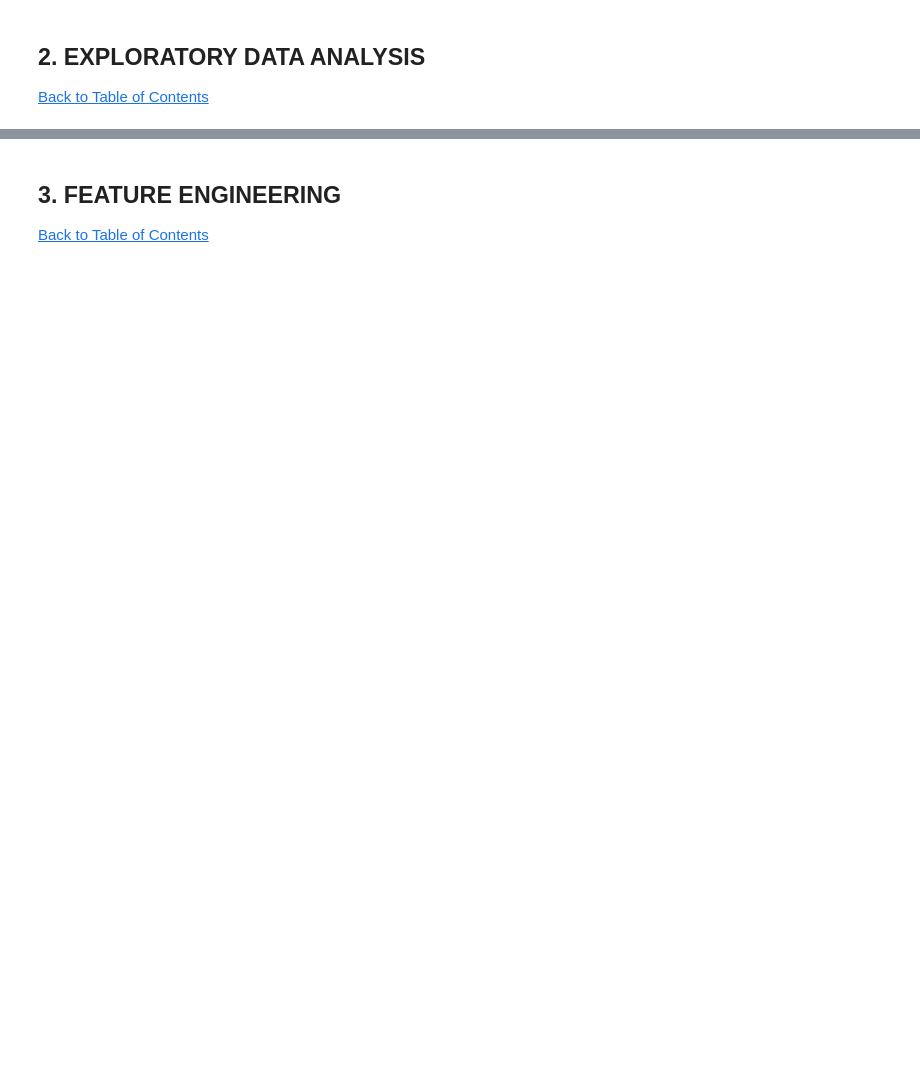
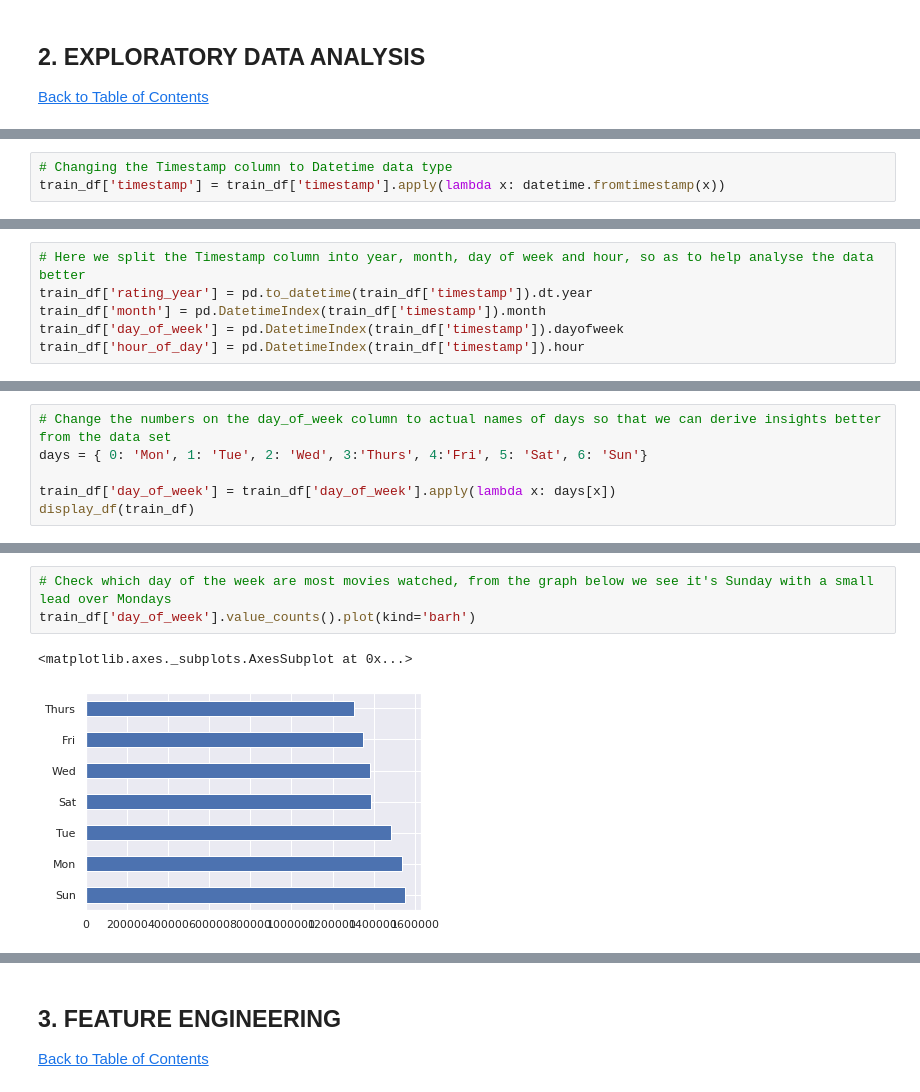
Before and after one commit to Keltings/Movie-Recommender-Engine, a Jupyter notebook: 2110ACDS_T1_Gathoni.ipynb, the cells around one changed output, grey strips where cells are left out. Saved outputs shown, nothing was run; the diff lists cells and outputs as text; blank space fills up the shorter version.

```diff
--- a/2110ACDS_T1_Gathoni.ipynb
+++ b/2110ACDS_T1_Gathoni.ipynb
@@ -158,0 +417,3 @@ raw_gescores_df = pd.read_csv('resources/data/genome_scores.csv')
+# %%
+# Changing the Timestamp column to Datetime data type
+train_df['timestamp'] = train_df['timestamp'].apply(lambda x: datetime.fromtimestamp(x))
@@ -158,0 +430,6 @@ raw_gescores_df = pd.read_csv('resources/data/genome_scores.csv')
+# %%
+# Here we split the Timestamp column into year, month, day of week and hour, so as to help analyse the data better
+train_df['rating_year'] = pd.to_datetime(train_df['timestamp']).dt.year
+train_df['month'] = pd.DatetimeIndex(train_df['timestamp']).month
+train_df['day_of_week'] = pd.DatetimeIndex(train_df['timestamp']).dayofweek
+train_df['hour_of_day'] = pd.DatetimeIndex(train_df['timestamp']).hour
@@ -158,0 +446,6 @@ raw_gescores_df = pd.read_csv('resources/data/genome_scores.csv')
+# %%
+# Change the numbers on the day_of_week column to actual names of days so that we can derive insights better from the data set
+days = { 0: 'Mon', 1: 'Tue', 2: 'Wed', 3:'Thurs', 4:'Fri', 5: 'Sat', 6: 'Sun'}
+
+train_df['day_of_week'] = train_df['day_of_week'].apply(lambda x: days[x])
+display_df(train_df)
@@ -158,0 +459,6 @@ raw_gescores_df = pd.read_csv('resources/data/genome_scores.csv')
+# %%
+# Check which day of the week are most movies watched, from the graph below we see it's Sunday with a small lead over Mondays
+train_df['day_of_week'].value_counts().plot(kind='barh')
+# %% [output]
+<matplotlib.axes._subplots.AxesSubplot at 0x...>
+[figure, added]
```
Also changed, not shown: parts of 75 cells of this notebook.
